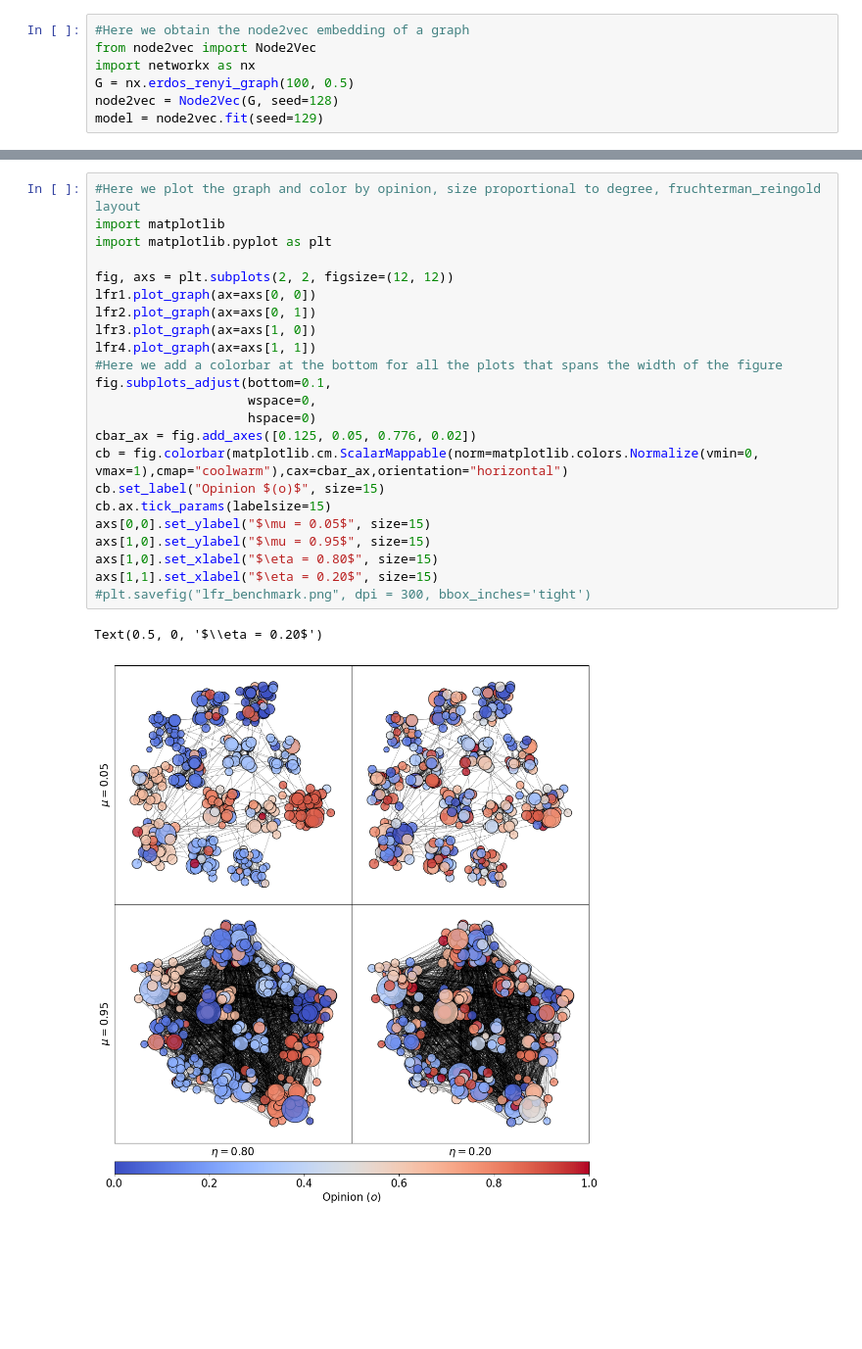
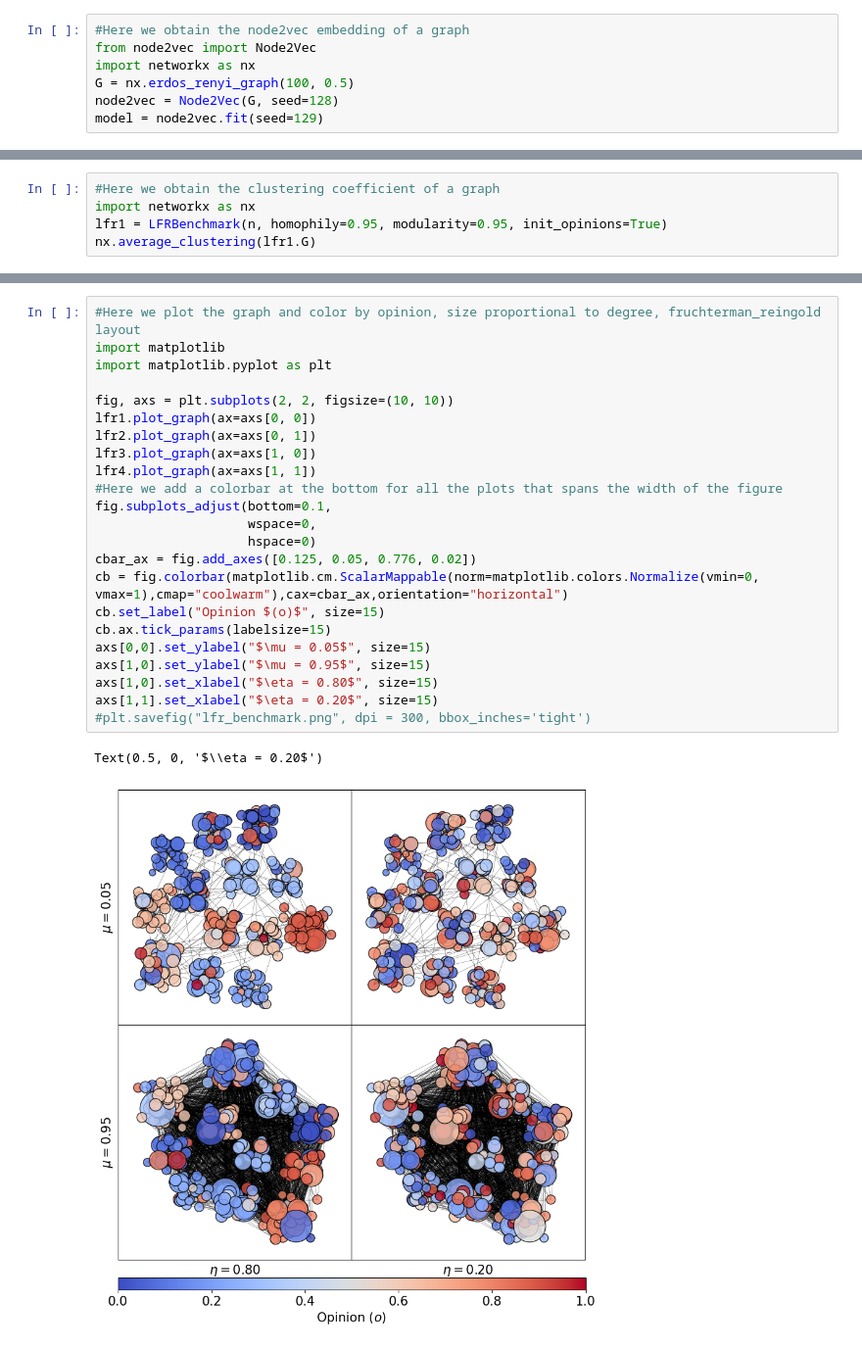
Before and after one commit to msancor/RecSystemsSN, a Jupyter notebook: main.ipynb, the cells around one changed output, grey strips where cells are left out. Shown at 98% size. Cells and saved outputs as stored; diff of their text form; blank space fills up the shorter version.

```diff
--- a/main.ipynb
+++ b/main.ipynb
@@ -33,0 +45,5 @@ lfr4_net = lfr4.G
+# %%
+#Here we obtain the clustering coefficient of a graph
+import networkx as nx
+lfr1 = LFRBenchmark(n, homophily=0.95, modularity=0.95, init_opinions=True)
+nx.average_clustering(lfr1.G)
@@ -104,26 +155,26 @@ def plot_graph(network: nx.DiGraph, seed: int = 80, ax: plt.Axes = None):
 # %%
 #Here we plot the graph and color by opinion, size proportional to degree, fruchterman_reingold layout
 import matplotlib
 import matplotlib.pyplot as plt
 
-fig, axs = plt.subplots(2, 2, figsize=(12, 12))
+fig, axs = plt.subplots(2, 2, figsize=(10, 10))
 lfr1.plot_graph(ax=axs[0, 0])
 lfr2.plot_graph(ax=axs[0, 1])
 lfr3.plot_graph(ax=axs[1, 0])
 lfr4.plot_graph(ax=axs[1, 1])
 #Here we add a colorbar at the bottom for all the plots that spans the width of the figure
 fig.subplots_adjust(bottom=0.1,
                     wspace=0,
                     hspace=0)
 cbar_ax = fig.add_axes([0.125, 0.05, 0.776, 0.02])
 cb = fig.colorbar(matplotlib.cm.ScalarMappable(norm=matplotlib.colors.Normalize(vmin=0, vmax=1),cmap="coolwarm"),cax=cbar_ax,orientation="horizontal")
 cb.set_label("Opinion $(o)$", size=15)
 cb.ax.tick_params(labelsize=15)
 axs[0,0].set_ylabel("$\mu = 0.05$", size=15)
 axs[1,0].set_ylabel("$\mu = 0.95$", size=15)
 axs[1,0].set_xlabel("$\eta = 0.80$", size=15)
 axs[1,1].set_xlabel("$\eta = 0.20$", size=15)
 #plt.savefig("lfr_benchmark.png", dpi = 300, bbox_inches='tight')
 # %% [output]
 Text(0.5, 0, '$\\eta = 0.20$')
-[figure, old version]
+[figure, new version]
```
Also changed, not shown: parts of 31 cells of this notebook, 7 other files.
